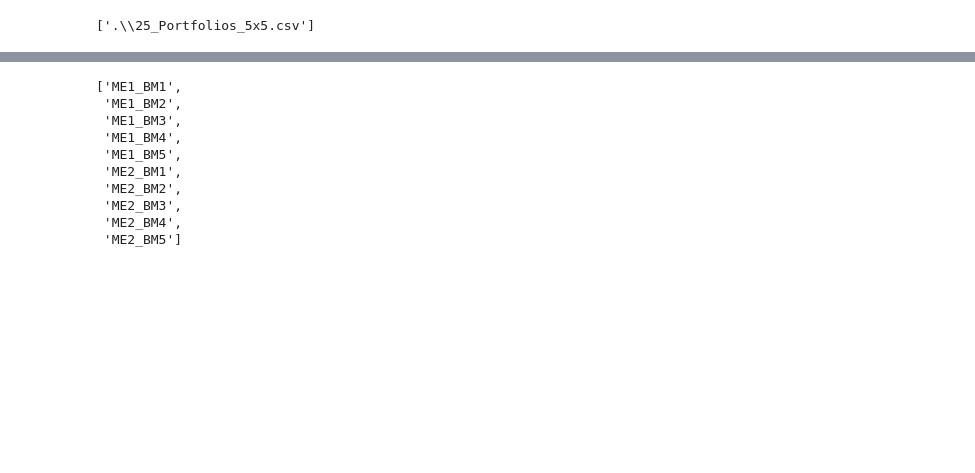
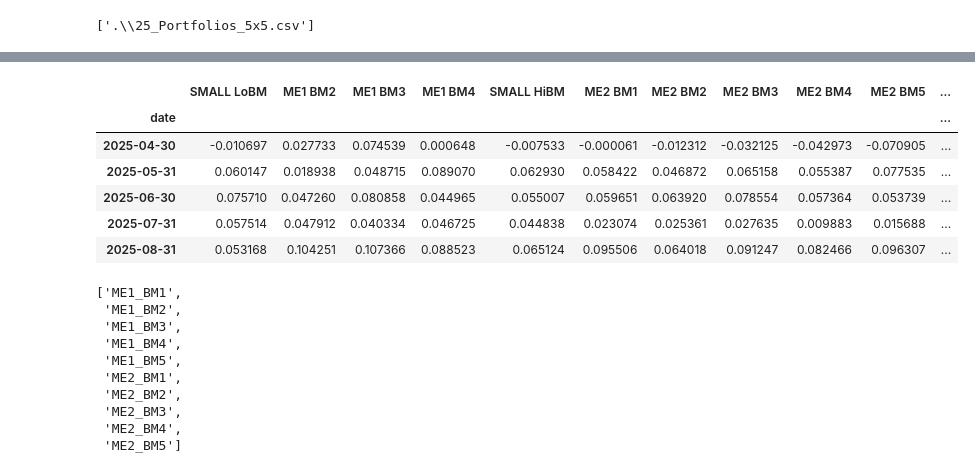
Before and after one commit to dhajibashi/Project_3, a Jupyter notebook: FIN684_Project_III.ipynb, the cells around one changed output, grey strips where cells are left out. Saved outputs shown, nothing was run; the diff lists cells and outputs as text; code cells hidden in the pictures; blank space fills up the shorter version.

```diff
--- a/FIN684_Project_III.ipynb
+++ b/FIN684_Project_III.ipynb
@@ -281,3 +302,13 @@ Merged data range: 1926-07-31 → 2025-08-31
+# %%
+data.tail()
+# %% [output]
+|  | SMALL LoBM | ME1 BM2 | ME1 BM3 | ME1 BM4 | SMALL HiBM | ME2 BM1 | ME2 BM2 | ME2 BM3 | ME2 BM4 | ME2 BM5 | ... |
+| date |  |  |  |  |  |  |  |  |  |  | ... |
+| 2025-04-30 | -0.010697 | 0.027733 | 0.074539 | 0.000648 | -0.007533 | -0.000061 | -0.012312 | -0.032125 | -0.042973 | -0.070905 | ... |
+| 2025-05-31 | 0.060147 | 0.018938 | 0.048715 | 0.089070 | 0.062930 | 0.058422 | 0.046872 | 0.065158 | 0.055387 | 0.077535 | ... |
+| 2025-06-30 | 0.075710 | 0.047260 | 0.080858 | 0.044965 | 0.055007 | 0.059651 | 0.063920 | 0.078554 | 0.057364 | 0.053739 | ... |
+| 2025-07-31 | 0.057514 | 0.047912 | 0.040334 | 0.046725 | 0.044838 | 0.023074 | 0.025361 | 0.027635 | 0.009883 | 0.015688 | ... |
+| 2025-08-31 | 0.053168 | 0.104251 | 0.107366 | 0.088523 | 0.065124 | 0.095506 | 0.064018 | 0.091247 | 0.082466 | 0.096307 | ... |
 # %%
 def normalize_port_names(cols):
     out = []
```
Also changed, not shown: parts of 5 cells of this notebook.
